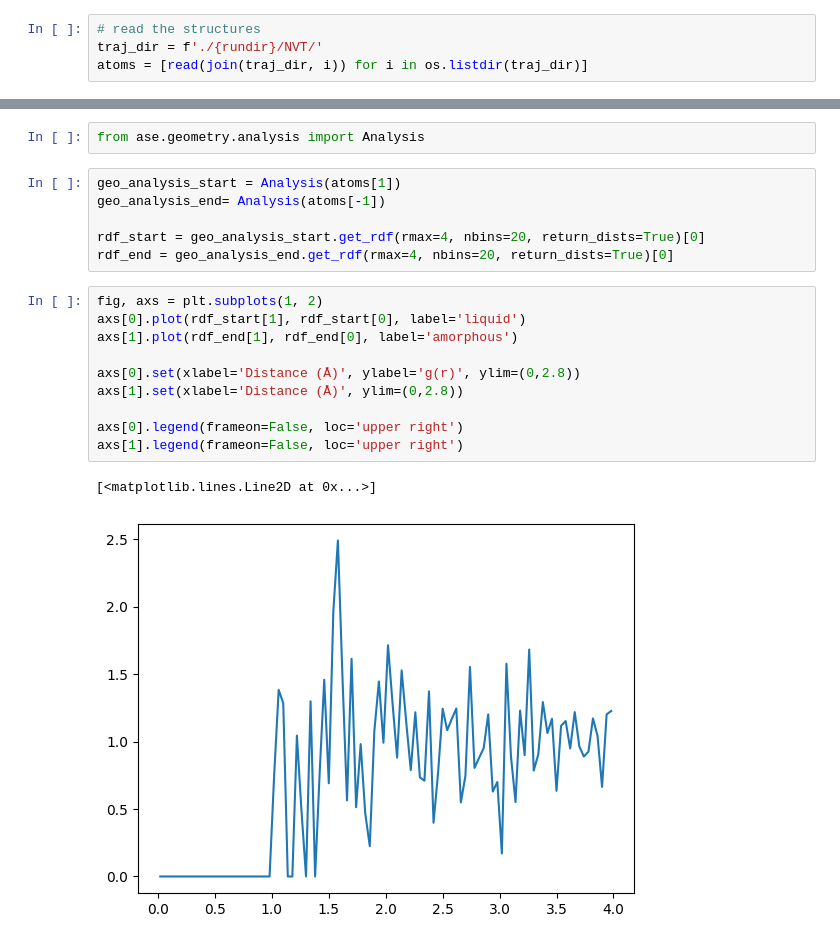
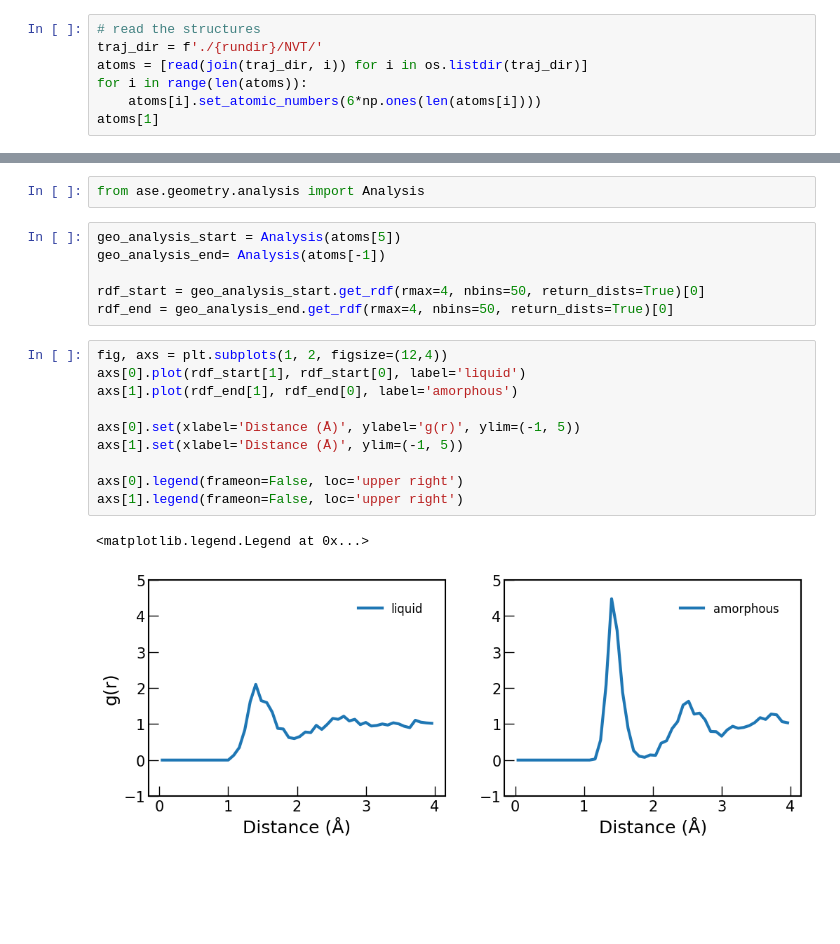
Before and after one commit to MorrowChem/how-to-validate-potentials-demo, a Jupyter notebook: demo-lammps.ipynb, the cells around one changed output, grey strips where cells are left out. Cells and saved outputs as stored; diff of their text form; blank space fills up the shorter version.

```diff
--- a/demo-lammps.ipynb
+++ b/demo-lammps.ipynb
@@ -154,3 +174,6 @@ plt.style.use('./share/plot.mplstyle')
 # read the structures
 traj_dir = f'./{rundir}/NVT/'
 atoms = [read(join(traj_dir, i)) for i in os.listdir(traj_dir)]
+for i in range(len(atoms)):
+    atoms[i].set_atomic_numbers(6*np.ones(len(atoms[i])))
+atoms[1]
@@ -188,21 +184,21 @@ axs.set(xlabel='Time (fs)', ylabel='Energy (eV)')
 # %%
 from ase.geometry.analysis import Analysis
 # %%
-geo_analysis_start = Analysis(atoms[1])
+geo_analysis_start = Analysis(atoms[5])
 geo_analysis_end= Analysis(atoms[-1])
 
-rdf_start = geo_analysis_start.get_rdf(rmax=4, nbins=20, return_dists=True)[0]
-rdf_end = geo_analysis_end.get_rdf(rmax=4, nbins=20, return_dists=True)[0]
+rdf_start = geo_analysis_start.get_rdf(rmax=4, nbins=50, return_dists=True)[0]
+rdf_end = geo_analysis_end.get_rdf(rmax=4, nbins=50, return_dists=True)[0]
 # %%
-fig, axs = plt.subplots(1, 2)
+fig, axs = plt.subplots(1, 2, figsize=(12,4))
 axs[0].plot(rdf_start[1], rdf_start[0], label='liquid')
 axs[1].plot(rdf_end[1], rdf_end[0], label='amorphous')
 
-axs[0].set(xlabel='Distance (Å)', ylabel='g(r)', ylim=(0,2.8))
-axs[1].set(xlabel='Distance (Å)', ylim=(0,2.8))
+axs[0].set(xlabel='Distance (Å)', ylabel='g(r)', ylim=(-1, 5))
+axs[1].set(xlabel='Distance (Å)', ylim=(-1, 5))
 
 axs[0].legend(frameon=False, loc='upper right')
 axs[1].legend(frameon=False, loc='upper right')
 # %% [output]
-[<matplotlib.lines.Line2D at 0x...>]
+<matplotlib.legend.Legend at 0x...>
-[figure, old version]
+[figure, new version]
```
Also changed, not shown: parts of 12 cells of this notebook, 1 other file.
